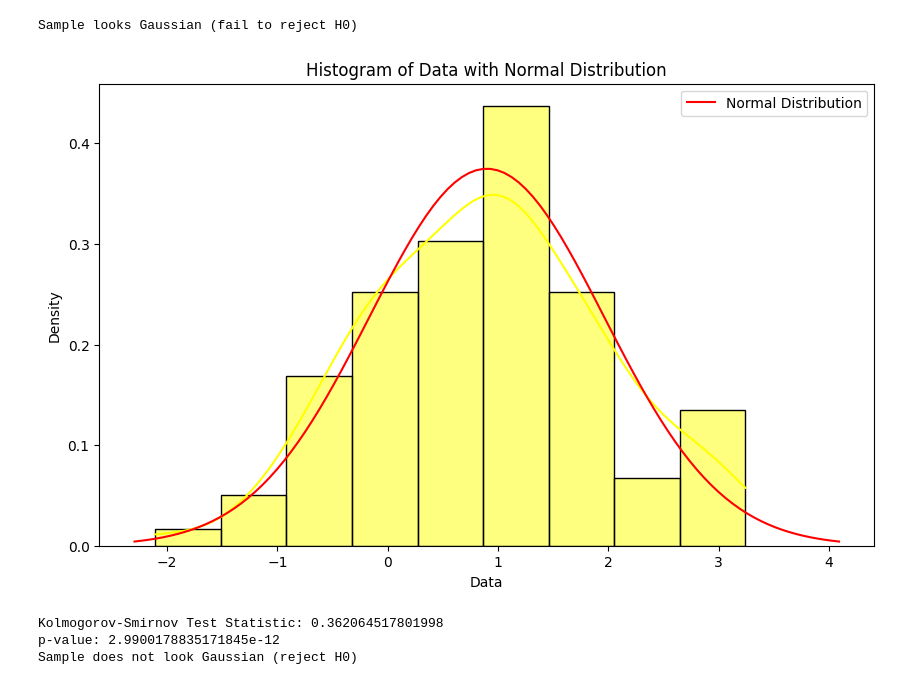
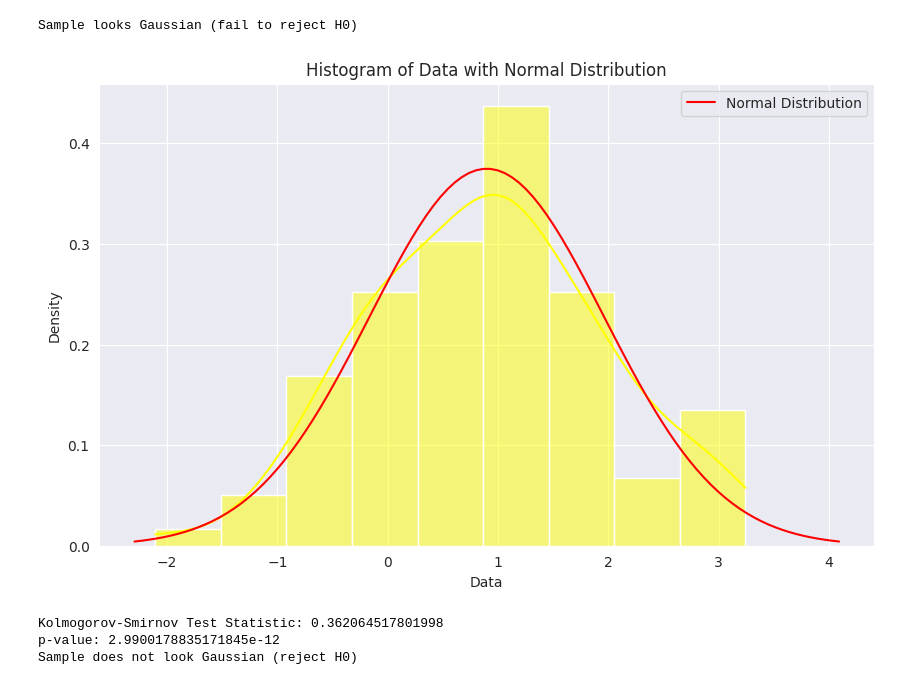
Before and after one commit to SEOWOOJI/Pandas_Stats_Data_Analysis_2025, a Jupyter notebook: 11_normalitytest_swtest_kstest.ipynb, the cells around one changed output. Saved outputs shown, nothing was run; the diff lists cells and outputs as text; code cells hidden in the pictures.

```diff
--- a/11_normalitytest_swtest_kstest.ipynb
+++ b/11_normalitytest_swtest_kstest.ipynb
@@ -640,20 +641,21 @@ else:
 # %% [output]
 Sample looks Gaussian (fail to reject H0)
 # %%
-plt.figure(figsize=(10,6))
+plt.figure(figsize = (10, 6))
+sns.set_style('darkgrid')
 sns.histplot(df5, kde = True, color = 'yellow', stat = 'density')
 
 mu, sigma = np.mean(df5), np.std(df5)
-x = np.linspace(mu -3*sigma, mu +3*sigma, 100)
-plt.plot(x, norm.pdf(x, mu, sigma), '-r', label='Normal Distribution')
+x = np.linspace(mu - 3 * sigma, mu + 3 * sigma, 100)
+plt.plot(x, norm.pdf(x, mu, sigma), 'r', label = 'Normal Distribution')
 
 plt.xlabel('Data')
 plt.ylabel('Density')
 plt.title('Histogram of Data with Normal Distribution')
 plt.legend()
 plt.show()
 # %% [output]
-[figure, old version]
+[figure, new version]
 # %%
 import numpy as np
 import pandas as pd
```
Also changed, not shown: parts of 15 cells of this notebook.
